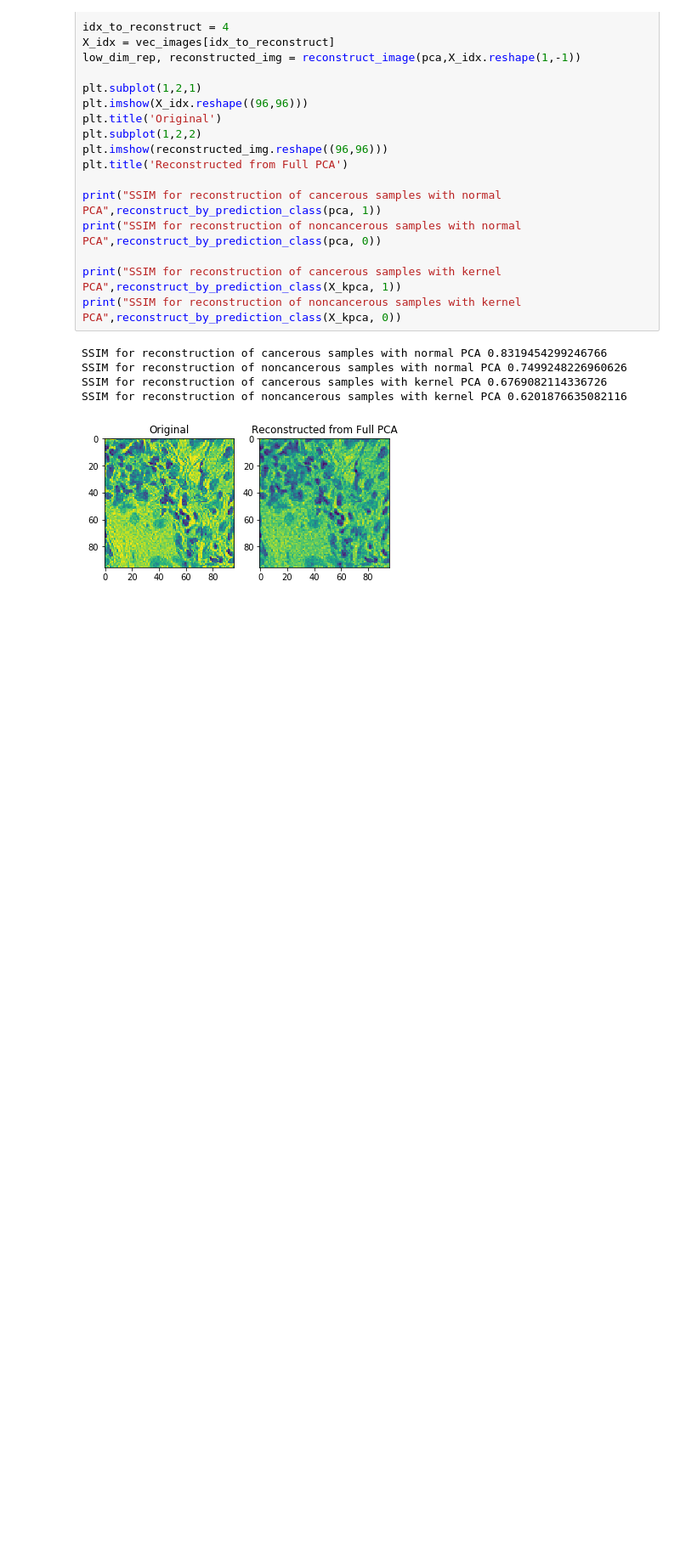
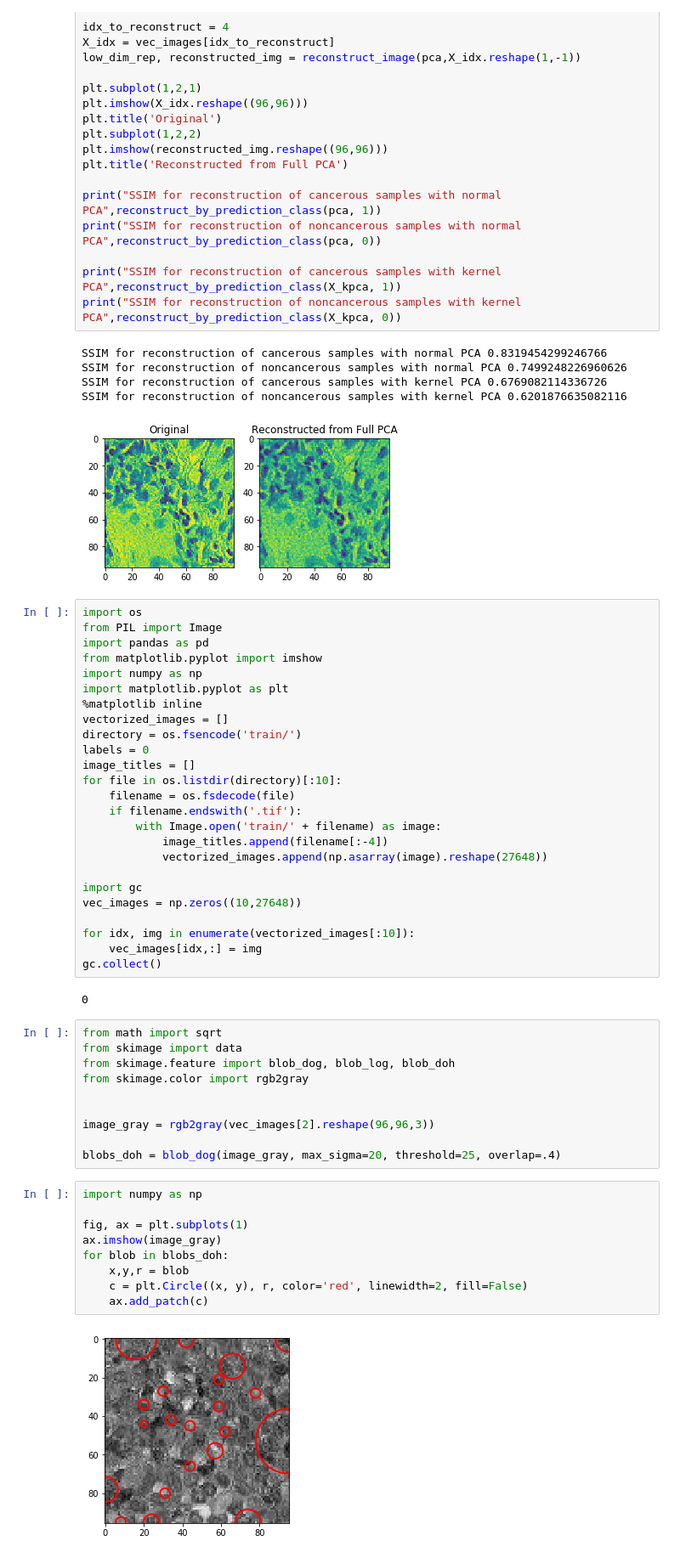
Before and after one commit to rasimon22/CSE7324, a Jupyter notebook: Lab2/Lab2.ipynb, the cells around one changed output. Shown at 85% size. Cells and saved outputs as stored; diff of their text form; blank space fills up the shorter version.

```diff
--- a/Lab2/Lab2.ipynb
+++ b/Lab2/Lab2.ipynb
@@ -117,3 +117,51 @@ SSIM for reconstruction of noncancerous samples with normal PCA 0.74992482269606
 SSIM for reconstruction of cancerous samples with kernel PCA 0.6769082114336726
 SSIM for reconstruction of noncancerous samples with kernel PCA 0.6201876635082116
 [figure]
+# %%
+import os
+from PIL import Image
+import pandas as pd
+from matplotlib.pyplot import imshow
+import numpy as np
+import matplotlib.pyplot as plt
+%matplotlib inline
+vectorized_images = []
+directory = os.fsencode('train/')
+labels = 0
+image_titles = []
+for file in os.listdir(directory)[:10]:
+    filename = os.fsdecode(file)
+    if filename.endswith('.tif'):
+        with Image.open('train/' + filename) as image:
+            image_titles.append(filename[:-4])
+            vectorized_images.append(np.asarray(image).reshape(27648))
+
+import gc
+vec_images = np.zeros((10,27648))
+
+for idx, img in enumerate(vectorized_images[:10]):
+    vec_images[idx,:] = img
+gc.collect()
+# %% [output]
+0
+# %%
+from math import sqrt
+from skimage import data
+from skimage.feature import blob_dog, blob_log, blob_doh
+from skimage.color import rgb2gray
+
+
+image_gray = rgb2gray(vec_images[2].reshape(96,96,3))
+
+blobs_doh = blob_dog(image_gray, max_sigma=20, threshold=25, overlap=.4)
+# %%
+import numpy as np
+
+fig, ax = plt.subplots(1)
+ax.imshow(image_gray)
+for blob in blobs_doh:
+    x,y,r = blob
+    c = plt.Circle((x, y), r, color='red', linewidth=2, fill=False)
+    ax.add_patch(c)
+# %% [output]
+[figure, added]
```
Also changed, not shown: parts of 1 cell of this notebook.
